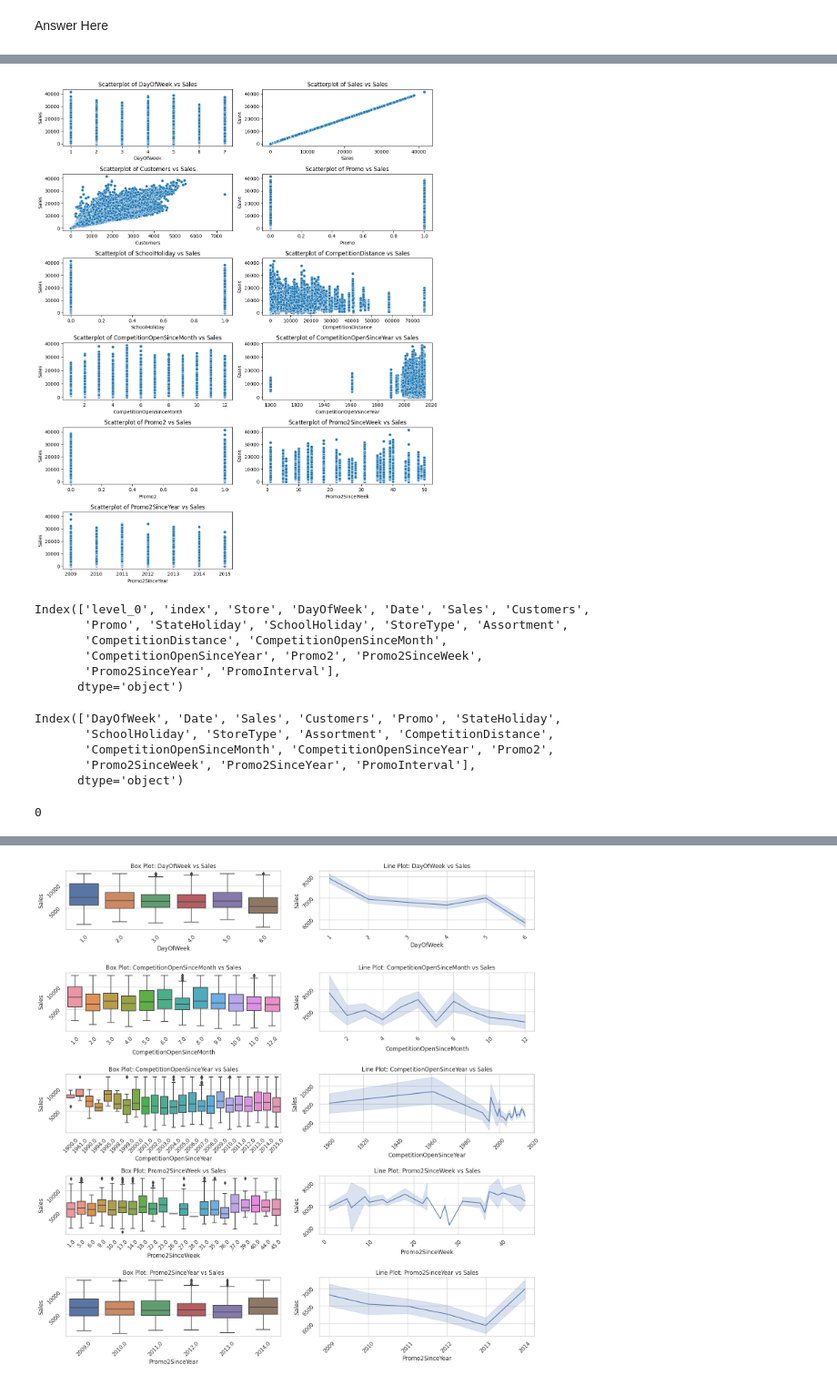
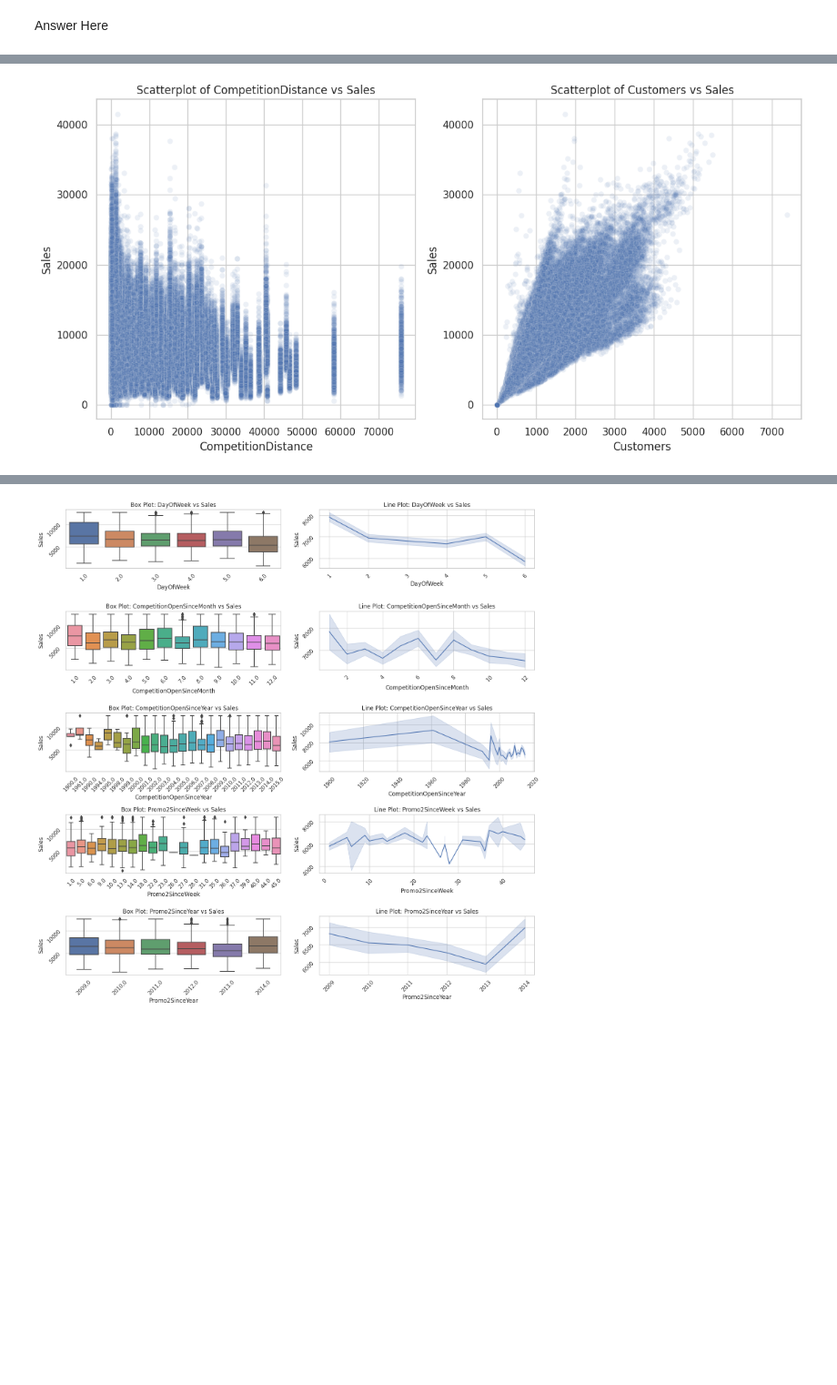
Before and after one commit to pvanand07/Retail-Sales-Prediction-Regression, a Jupyter notebook: Retail_Sales_Prediction_Regression.ipynb, the cells around one changed output, grey strips where cells are left out. Shown at 91% size. Saved outputs shown, nothing was run; the diff lists cells and outputs as text; code cells hidden in the pictures; blank space fills up the shorter version.

```diff
--- a/Retail_Sales_Prediction_Regression.ipynb
+++ b/Retail_Sales_Prediction_Regression.ipynb
@@ -825,29 +824,0 @@ Index(['StateHoliday', 'StoreType', 'Assortment', 'PromoInterval'], dtype='objec
-# %%
-import matplotlib.pyplot as plt
-import seaborn as sns
-
-sns.set(style="whitegrid")
-plt.figure(figsize=(12, 10))
-
-plt.subplot(2, 2, 1)
-plt1 = df_m2['StateHoliday'].value_counts().plot(kind='bar', color='skyblue')
-plt.title('State Holiday Histogram')
-plt1.set(xlabel='State Holiday', ylabel='Frequency')
-
-plt.subplot(2, 2, 2)
-plt2 = df_m2['StoreType'].value_counts().plot(kind='bar', color='lightgreen')
-plt.title('Store Type Histogram')
-plt2.set(xlabel='Store Type', ylabel='Frequency')
-
-plt.subplot(2, 2, 3)
-plt3 = df_m2['Assortment'].value_counts().plot(kind='bar', color='lightcoral')
-plt.title('Assortment Histogram')
-plt3.set(xlabel='Assortment', ylabel='Frequency')
-
-plt.subplot(2, 2, 4)
-plt4 = df_m2['PromoInterval'].value_counts().plot(kind='bar', color='gold')
-plt.title('Promo Interval Histogram')
-plt4.set(xlabel='Promo Interval', ylabel='Frequency')
-
-plt.tight_layout()
-plt.show()
@@ -922,46 +879,36 @@ plt.show()
 # %%
 # Chart - 3 visualizing Numerical Columns
 import seaborn as sns
 import pandas as pd
 import matplotlib.pyplot as plt
 import numpy as np
 
 # Assuming you have your data stored in a DataFrame called 'df'
 # 'Sales' is the dependent variable, and other numerical columns are independent variables
 
-numerical_columns = df_m2.select_dtypes(include=['float64', 'int64']).columns
+#numerical_columns = df_m2.select_dtypes(include=['float64', 'int64']).columns
+numerical_columns = [ 'CompetitionDistance','Customers']
 
 # Calculate the number of rows and columns needed for the subplots
-num_rows = (len(numerical_columns) // 2)+1
+num_rows = (len(numerical_columns) // 2)
 num_cols = 2
 
 # Create subplots with 2 columns
-fig, axes = plt.subplots(num_rows, num_cols, figsize=(12, 15))
+fig, axes = plt.subplots(num_rows, num_cols, figsize=(12, 6))
 
 # Flatten the axes array if necessary
 axes = axes.flatten() if isinstance(axes, np.ndarray) else axes
 
 # Iterate through each numerical column and create scatterplots in the subplots
 for i, column in enumerate(numerical_columns):
-    sns.scatterplot(x=column, y='Sales', data=df_m2, ax=axes[i])
+    sns.scatterplot(x=column, y='Sales', data=df_m2, ax=axes[i], alpha=0.1, markers=['o'])
     axes[i].set_title(f'Scatterplot of {column} vs Sales')
 
 # Remove any empty subplots if the number of variables is odd
 if len(numerical_columns) % 2 != 0:
     axes[-1].remove()
 
 plt.tight_layout()
 plt.show()
 # %% [output]
-[figure, old version]
+[figure, new version]
-# %%
-df_c.columns
-# drop sales column
-df_m2.drop('Sales', axis=1, inplace=True)
-# %% [output]
-Index(['level_0', 'index', 'Store', 'DayOfWeek', 'Date', 'Sales', 'Customers',
-       'Promo', 'StateHoliday', 'SchoolHoliday', 'StoreType', 'Assortment',
-       'CompetitionDistance', 'CompetitionOpenSinceMonth',
-       'CompetitionOpenSinceYear', 'Promo2', 'Promo2SinceWeek',
-       'Promo2SinceYear', 'PromoInterval'],
-      dtype='object')
@@ -1006,15 +914,0 @@ plt.show()
-# %%
-print(df_m2.columns)
-df_c = cap_outliers(df_m2)
-# %% [output]
-Index(['DayOfWeek', 'Date', 'Sales', 'Customers', 'Promo', 'StateHoliday',
-       'SchoolHoliday', 'StoreType', 'Assortment', 'CompetitionDistance',
-       'CompetitionOpenSinceMonth', 'CompetitionOpenSinceYear', 'Promo2',
-       'Promo2SinceWeek', 'Promo2SinceYear', 'PromoInterval'],
-      dtype='object')
-# %%
-int(len(df_m2)*0.1)
-df_m2
-df_m2.duplicated().sum()
-# %% [output]
-0
```
Also changed, not shown: parts of 91 cells of this notebook.
